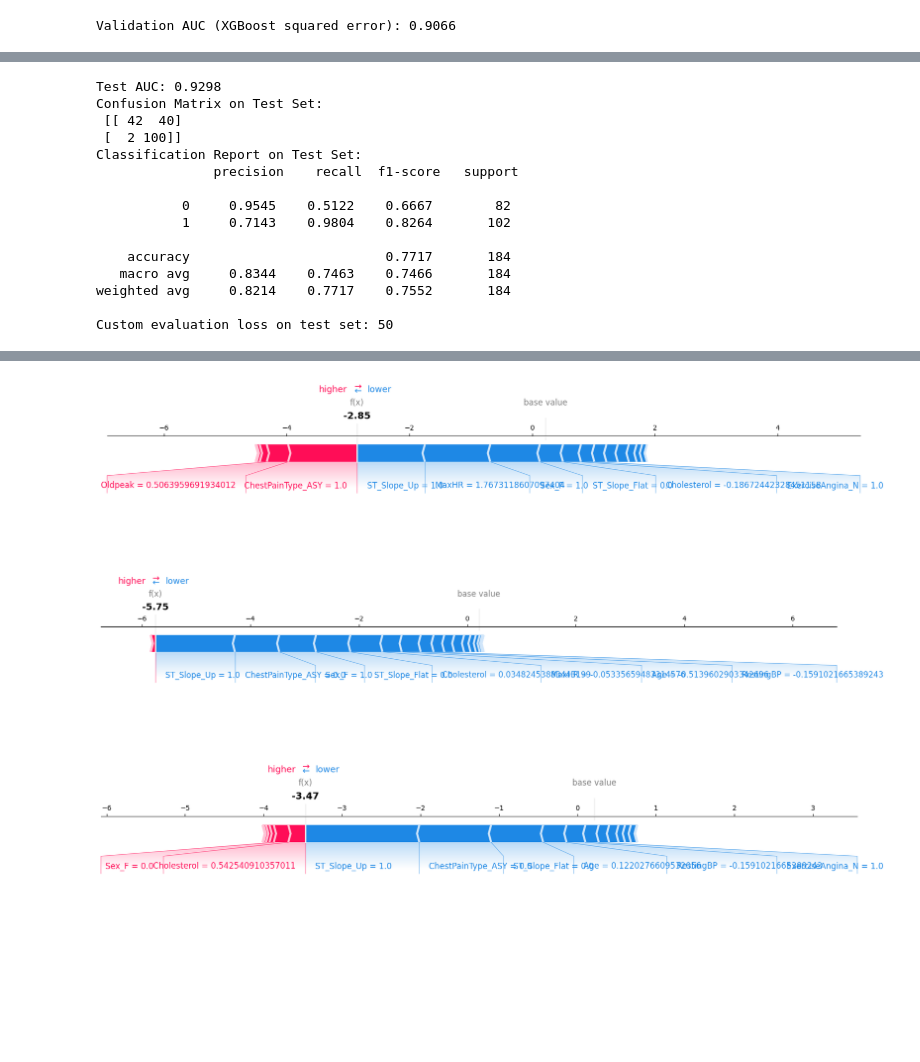
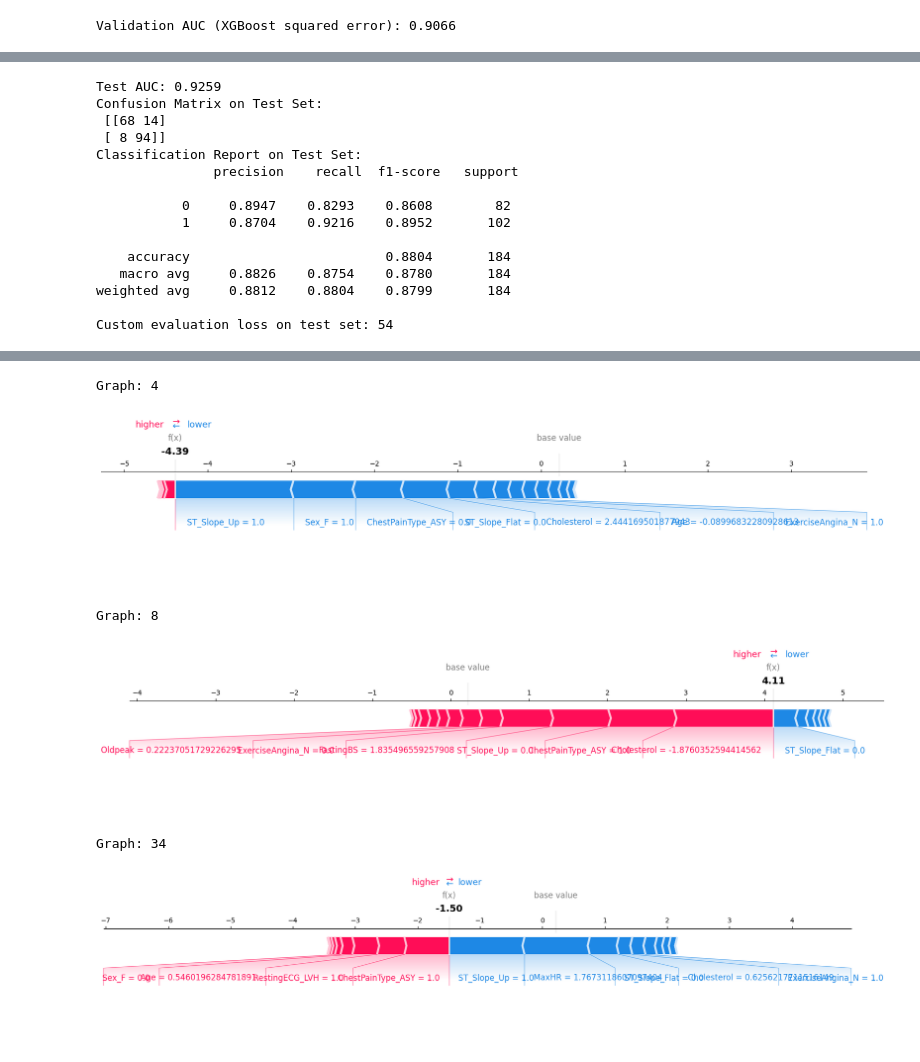
Before and after one commit to WildSphee/5106-project2, a Jupyter notebook: analysis.ipynb, the cells around one changed output, grey strips where cells are left out. Cells and saved outputs as stored; diff of their text form; code cells hidden in the pictures; blank space fills up the shorter version.

Commit message:
update best model

```diff
--- a/analysis.ipynb
+++ b/analysis.ipynb
@@ -289,8 +293,12 @@ Cost at this threshold: 52.0
 # Fit the best model on full training+validation data
 best_model.fit(pd.concat([X_train, X_val]), pd.concat([y_train, y_val]))
 
-# Predict probabilities on test set
-y_test_proba = best_model.predict_proba(X_test)[:, 1]
+# Obtain scores on the test set
+if hasattr(best_model.named_steps['classifier'], "predict_proba"):
+    y_test_proba = best_model.predict_proba(X_test)[:, 1]
+else:
+    y_test_cont = best_model.predict(X_test)
+    y_test_proba = (y_test_cont - y_test_cont.min()) / (y_test_cont.max() - y_test_cont.min() + 1e-8)
 
 # Convert probabilities to labels using the selected threshold
 y_test_pred = (y_test_proba >= best_threshold).astype(int)
@@ -299,32 +307,32 @@ y_test_pred = (y_test_proba >= best_threshold).astype(int)
 test_auc = roc_auc_score(y_test, y_test_proba)
 print(f"Test AUC: {test_auc:.4f}")
 
-# Compute confusion matrix and classification report
+# Confusion matrix and classification report
 conf_matrix = confusion_matrix(y_test, y_test_pred)
 report = classification_report(y_test, y_test_pred, digits=4)
 
 print("Confusion Matrix on Test Set:\n", conf_matrix)
 print("Classification Report on Test Set:\n", report)
 
-# Compute custom evaluation loss on test set
+# Custom evaluation loss on test set
 test_custom_loss = custom_eval_loss(y_test, y_test_pred, false_negative_cost=5, false_positive_cost=1)
 print("Custom evaluation loss on test set:", test_custom_loss)
 # %% [output]
-Test AUC: 0.9298
+Test AUC: 0.9259
 Confusion Matrix on Test Set:
- [[ 42  40]
- [  2 100]]
+ [[68 14]
+ [ 8 94]]
 Classification Report on Test Set:
                precision    recall  f1-score   support
 
-           0     0.9545    0.5122    0.6667        82
-           1     0.7143    0.9804    0.8264       102
+           0     0.8947    0.8293    0.8608        82
+           1     0.8704    0.9216    0.8952       102
 
-    accuracy                         0.7717       184
-   macro avg     0.8344    0.7463    0.7466       184
-weighted avg     0.8214    0.7717    0.7552       184
+    accuracy                         0.8804       184
+   macro avg     0.8826    0.8754    0.8780       184
+weighted avg     0.8812    0.8804    0.8799       184
 
-Custom evaluation loss on test set: 50
+Custom evaluation loss on test set: 54
 # %%
 # Ensure we have a tree-based model for SHAP; here we use XGBoost logistic
 tree_model = model_xgb_log  # Replace with the variant you trained if different
@@ -347,7 +355,8 @@ shap_values = explainer.shap_values(X_train_val_processed)
 shap.summary_plot(shap_values, X_train_val_processed, feature_names=feature_names)
 
 # Local interpretation: select a few examples
-for i in range(3):  # show explanations for three cases
+for i in [4, 8, 34]:  # show explanations for three cases
+    print(f"Graph: {i}")
     shap.force_plot(
         explainer.expected_value,
         shap_values[i],
@@ -360,3 +369,6 @@ for i in range(3):  # show explanations for three cases
+Graph: 4
-[figure, old version]
+[figure, new version]
+Graph: 8
-[figure, old version]
+[figure, new version]
+Graph: 34
-[figure, old version]
+[figure, new version]
```
Also changed, not shown: parts of 3 cells of this notebook.
